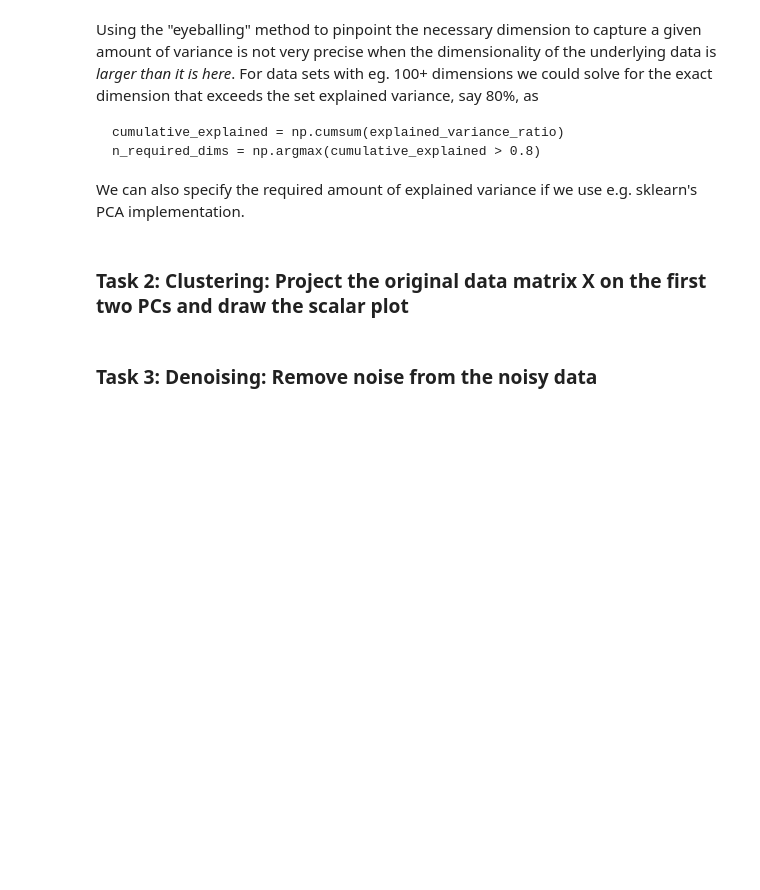
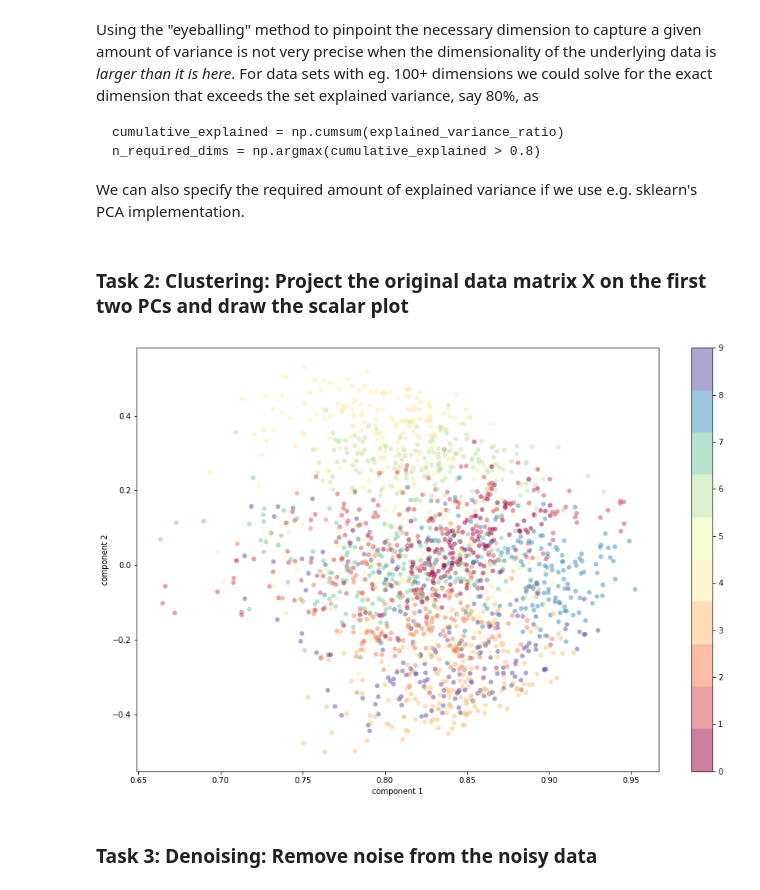
Before and after one commit to chrstrom/TTK4260, a Jupyter notebook: assignment_04_PCA_clustering.ipynb, the cells around one changed output. Cells and saved outputs as stored; diff of their text form; code cells hidden in the pictures; blank space fills up the shorter version.

```diff
--- a/assignment_04_PCA_clustering.ipynb
+++ b/assignment_04_PCA_clustering.ipynb
@@ -72,17 +82,19 @@ We can also specify the required amount of explained variance if we use e.g. skl
 ###  Task 2: Clustering: Project the original data matrix X on the first two PCs and draw the scalar plot
 # %%
 # TODO: Get the two first PCs
-t1 =
-t2 =
+t1 = T[:,0]
+t2 = T[:,1]
 
 plt.figure(figsize=(15, 10))
 plt.scatter(
     t1, t2, c=digits.target, edgecolor='none', alpha=0.5,
     cmap=plt.cm.get_cmap('Spectral', 10)
 )
 plt.xlabel('component 1')
 plt.ylabel('component 2')
 plt.colorbar();
+# %% [output]
+[figure, added]
 # %% [markdown]
 ### Task 3: Denoising: Remove noise from the noisy data
 # %%
```
Also changed, not shown: parts of 3 cells of this notebook.
